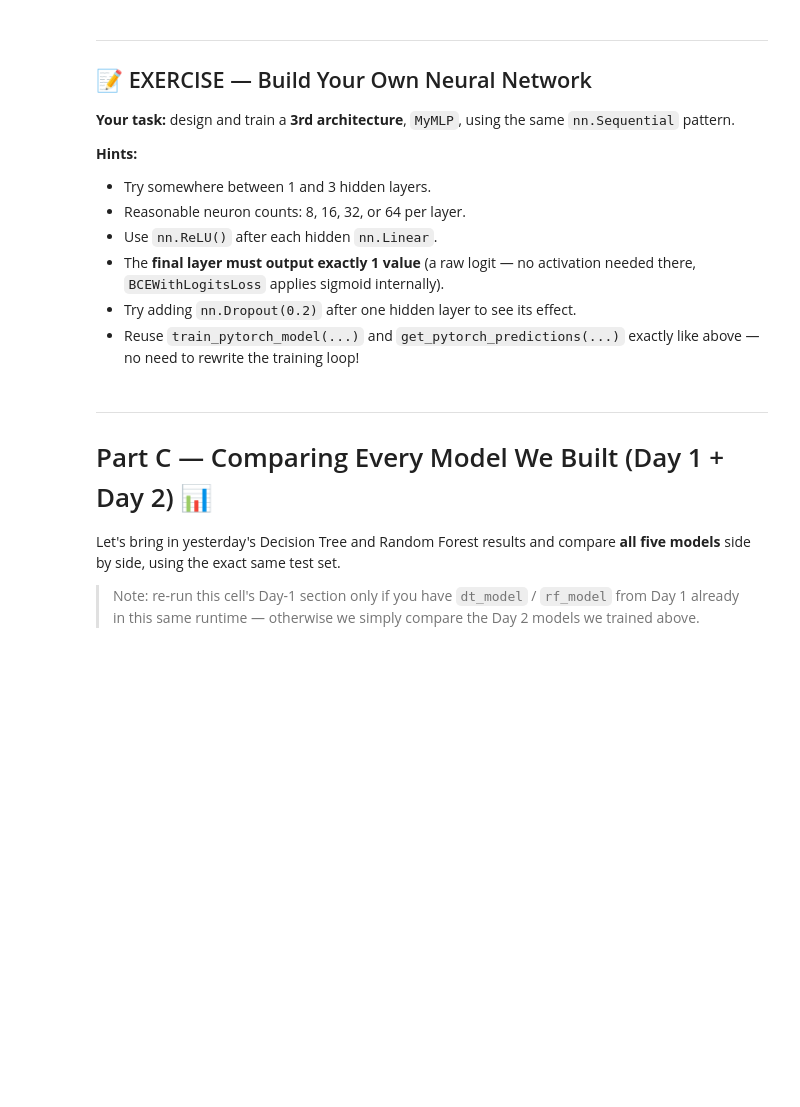
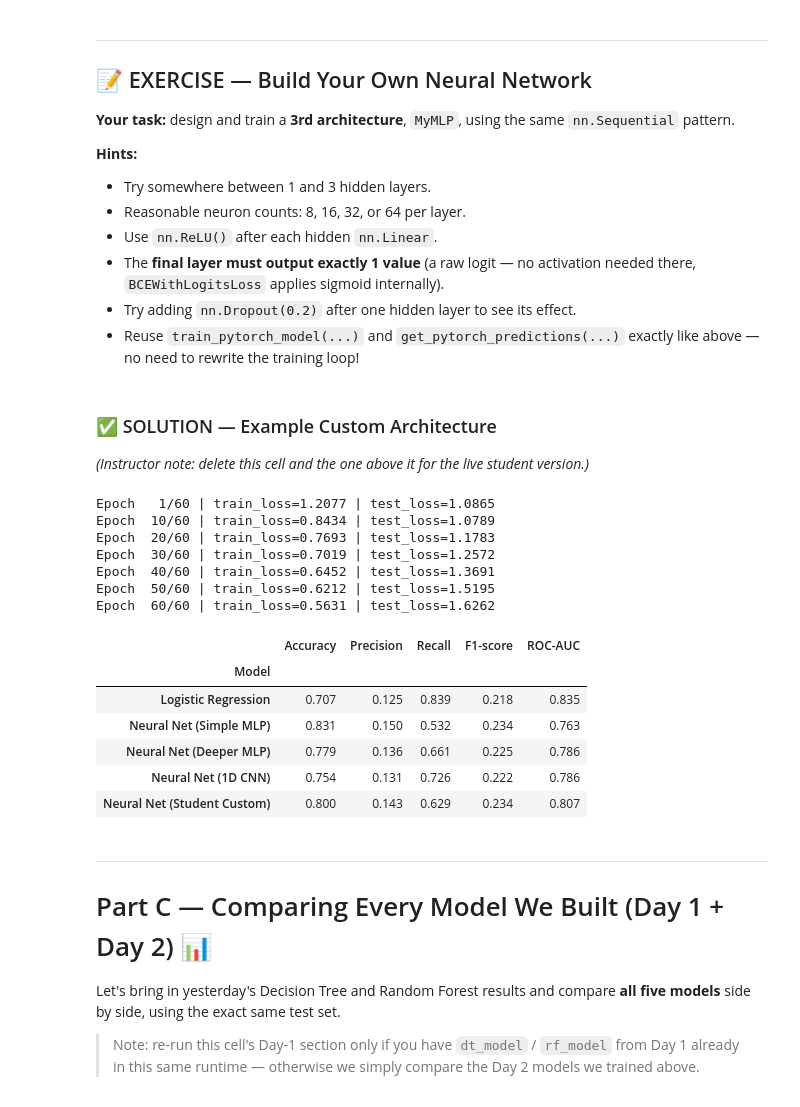
Before and after one commit to kaopanboonyuen/KKU_Biostat_ML_2026s2, a Jupyter notebook: code/Day2_KKU_Biostat_ML.ipynb, the cells around one changed output. Drawn from its saved outputs; the diff is of its cells as text; code cells hidden in the pictures; blank space fills up the shorter version.

```diff
--- a/code/Day2_KKU_Biostat_ML.ipynb
+++ b/code/Day2_KKU_Biostat_ML.ipynb
@@ -733,3 +887,48 @@ pd.DataFrame(all_results).set_index("Model").round(3)
+# %% [markdown]
+
+### ✅ SOLUTION — Example Custom Architecture
+*(Instructor note: delete this cell and the one above it for the live student version.)*
+# %%
+
+class MyMLP(nn.Module):
+    def __init__(self, n_features):
+        super().__init__()
+        self.network = nn.Sequential(
+            nn.Linear(n_features, 48),
+            nn.ReLU(),
+            nn.Dropout(0.2),
+            nn.Linear(48, 8),
+            nn.ReLU(),
+            nn.Linear(8, 1),
+        )
+
+    def forward(self, x):
+        return self.network(x)
+
+model_custom = MyMLP(n_features).to(device)
+history_custom = train_pytorch_model(
+    model_custom, train_dataset, X_test_t, y_test_t, pos_weight,
+    epochs=60, lr=1e-3, batch_size=64,
+)
+
+custom_pred, custom_proba = get_pytorch_predictions(model_custom, X_test_t)
+all_results.append(evaluate_model(y_test, custom_pred, custom_proba, "Neural Net (Student Custom)"))
+pd.DataFrame(all_results).set_index("Model").round(3)
+# %% [output]
+Epoch   1/60 | train_loss=1.2077 | test_loss=1.0865
+Epoch  10/60 | train_loss=0.8434 | test_loss=1.0789
+Epoch  20/60 | train_loss=0.7693 | test_loss=1.1783
+Epoch  30/60 | train_loss=0.7019 | test_loss=1.2572
+Epoch  40/60 | train_loss=0.6452 | test_loss=1.3691
+Epoch  50/60 | train_loss=0.6212 | test_loss=1.5195
+Epoch  60/60 | train_loss=0.5631 | test_loss=1.6262
+|  | Accuracy | Precision | Recall | F1-score | ROC-AUC |
+| Model |  |  |  |  |  |
+| Logistic Regression | 0.707 | 0.125 | 0.839 | 0.218 | 0.835 |
+| Neural Net (Simple MLP) | 0.831 | 0.150 | 0.532 | 0.234 | 0.763 |
+| Neural Net (Deeper MLP) | 0.779 | 0.136 | 0.661 | 0.225 | 0.786 |
+| Neural Net (1D CNN) | 0.754 | 0.131 | 0.726 | 0.222 | 0.786 |
+| Neural Net (Student Custom) | 0.800 | 0.143 | 0.629 | 0.234 | 0.807 |
 # %% [markdown]
 
 ---
```
Also changed, not shown: parts of 33 cells of this notebook.
